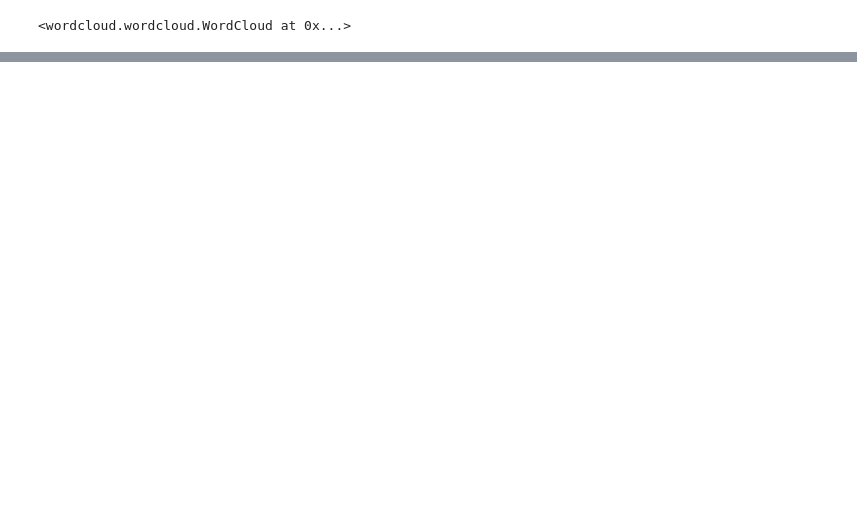
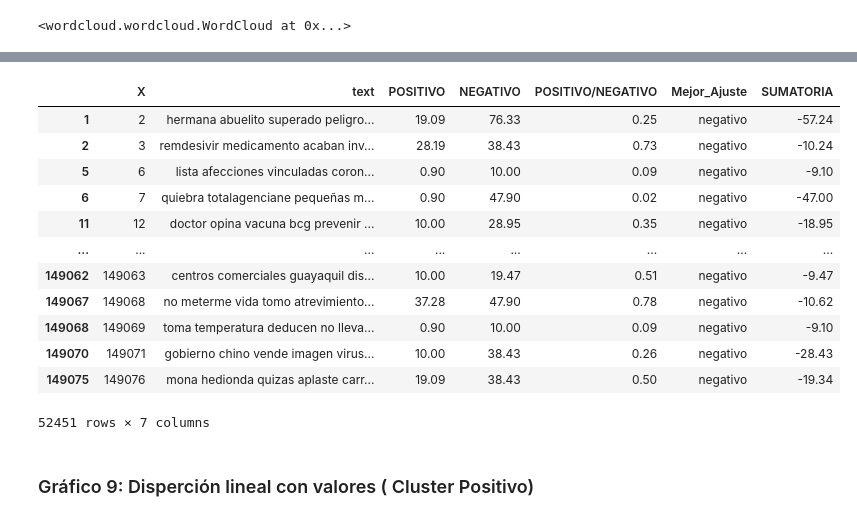
Before and after one commit to johnAtorresA/Covid-19-Ecuador, a Jupyter notebook: Plot Analisis de opinion COVID-19.ipynb, the cells around one changed output, grey strips where cells are left out. Saved outputs shown, nothing was run; the diff lists cells and outputs as text; code cells hidden in the pictures; blank space fills up the shorter version.

```diff
--- a/Plot Analisis de opinion COVID-19.ipynb
+++ b/Plot Analisis de opinion COVID-19.ipynb
@@ -131,0 +246,18 @@ plt.show()
+# %%
+tuits_negativos_df
+# %% [output]
+|  | X | text | POSITIVO | NEGATIVO | POSITIVO/NEGATIVO | Mejor_Ajuste | SUMATORIA |
+| 1 | 2 | hermana abuelito superado peligro... | 19.09 | 76.33 | 0.25 | negativo | -57.24 |
+| 2 | 3 | remdesivir medicamento acaban inv... | 28.19 | 38.43 | 0.73 | negativo | -10.24 |
+| 5 | 6 | lista afecciones vinculadas coron... | 0.90 | 10.00 | 0.09 | negativo | -9.10 |
+| 6 | 7 | quiebra totalagenciane pequeñas m... | 0.90 | 47.90 | 0.02 | negativo | -47.00 |
+| 11 | 12 | doctor opina vacuna bcg prevenir ... | 10.00 | 28.95 | 0.35 | negativo | -18.95 |
+| ... | ... | ... | ... | ... | ... | ... | ... |
+| 149062 | 149063 | centros comerciales guayaquil dis... | 10.00 | 19.47 | 0.51 | negativo | -9.47 |
+| 149067 | 149068 | no meterme vida tomo atrevimiento... | 37.28 | 47.90 | 0.78 | negativo | -10.62 |
+| 149068 | 149069 | toma temperatura deducen no lleva... | 0.90 | 10.00 | 0.09 | negativo | -9.10 |
+| 149070 | 149071 | gobierno chino vende imagen virus... | 10.00 | 38.43 | 0.26 | negativo | -28.43 |
+| 149075 | 149076 | mona hedionda quizas aplaste carr... | 19.09 | 38.43 | 0.50 | negativo | -19.34 |
+52451 rows × 7 columns
+# %% [markdown]
+### Gráfico 9: Disperción lineal con valores ( Cluster Positivo)
```
Also changed, not shown: parts of 52 cells of this notebook.
